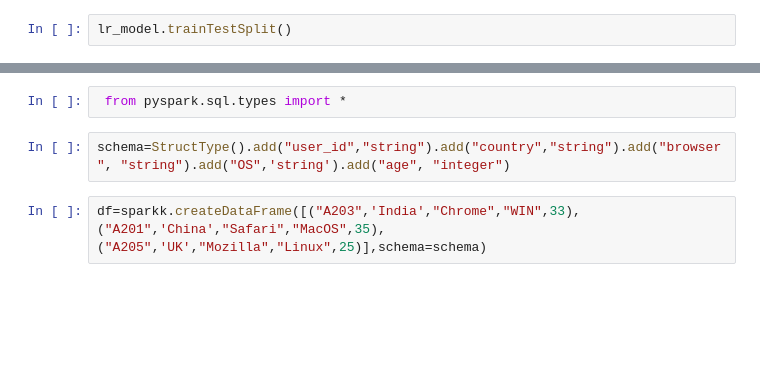
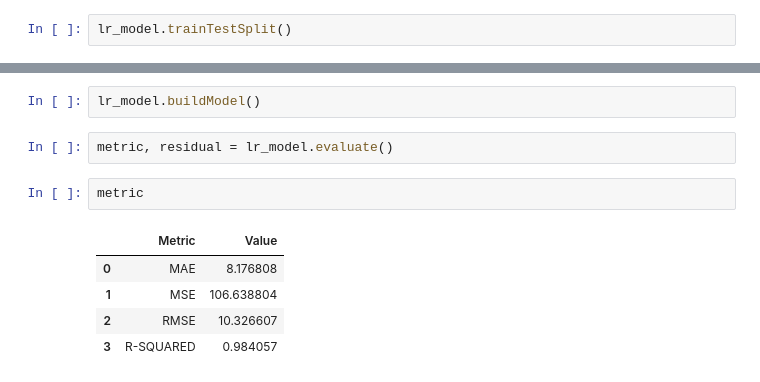
Before and after one commit to cuongpiger/CSC_Big_Data_in_Machine_Learning, a Jupyter notebook: Chapter 06. Spark MLib/demo1.ipynb, the cells around one changed output, grey strips where cells are left out. Drawn from its saved outputs; the diff is of its cells as text; blank space fills up the shorter version.

```diff
--- a/Chapter 06. Spark MLib/demo1.ipynb
+++ b/Chapter 06. Spark MLib/demo1.ipynb
@@ -56,6 +40,12 @@ sparkk = spark.session
-# %%
- from pyspark.sql.types import *
-# %%
-schema=StructType().add("user_id","string").add("country","string").add("browser", "string").add("OS",'string').add("age", "integer")
-# %%
-df=sparkk.createDataFrame([("A203",'India',"Chrome","WIN",33),("A201",'China',"Safari","MacOS",35),("A205",'UK',"Mozilla","Linux",25)],schema=schema)
+# %%
+lr_model.buildModel()
+# %%
+metric, residual = lr_model.evaluate()
+# %%
+metric
+# %% [output]
+|  | Metric | Value |
+| 0 | MAE | 8.176808 |
+| 1 | MSE | 106.638804 |
+| 2 | RMSE | 10.326607 |
+| 3 | R-SQUARED | 0.984057 |
```
Also changed, not shown: parts of 22 cells of this notebook, 23 other files.
